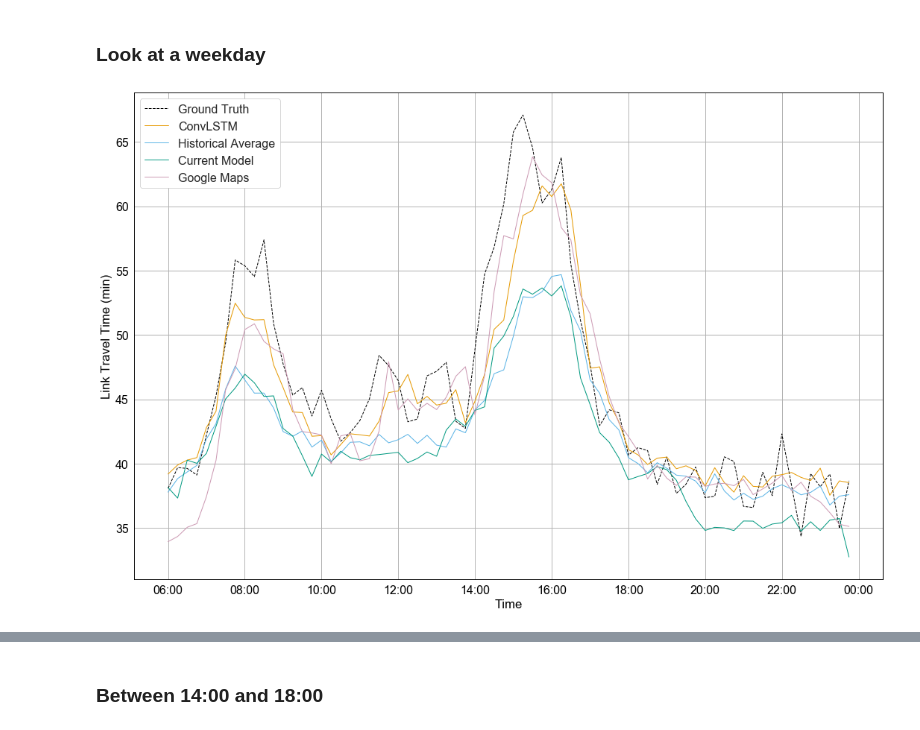
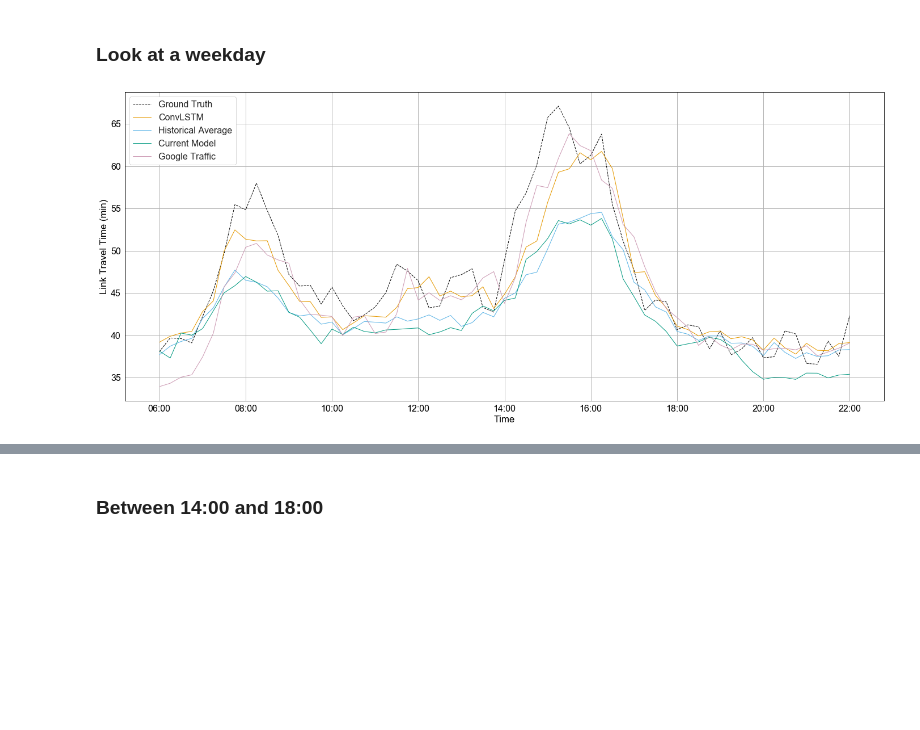
Before and after one commit to niklascp/bus-arrival-convlstm, a Jupyter notebook: jupyter/Comparison.ipynb, the cells around one changed output, grey strips where cells are left out. Drawn from its saved outputs; the diff is of its cells as text; code cells hidden in the pictures; blank space fills up the shorter version.

```diff
--- a/jupyter/Comparison.ipynb
+++ b/jupyter/Comparison.ipynb
@@ -88,7 +57,7 @@ print(n)
 # %%
-means, scales, low, upr = fit_scale(data)
+means, scales, low, upr = fit_scale(data_test)
 # %%
-ix, ts, rm_mean, rm_scale, w, k = transform(data, means, scales)
+ix, ts, rm_mean, rm_scale, w, k = transform(data_test, means, scales)
 # %%
 ts_true = pd.DataFrame(index = ix, data = ts * rm_scale + rm_mean, columns = k)
 # %%
@@ -105,10 +74,8 @@ ts_gmaps = pd.read_csv('../data/google/data_prepared.csv', index_col = 0, parse_
 # %% [markdown]
 ### Load and transform Historical Average
 # %%
-ha_data = prep_data('../data/4A_1_201705_201709.csv')
-ha_data = ha_data[(1 <= ha_data['LineDirectionLinkOrder']) & (ha_data['LineDirectionLinkOrder'] <= 32)]
-ha_means, ha_scales, ha_low, ha_upr = fit_scale(ha_data)
-ha_ix, _, ha_rm_mean, _, _, _ = transform(data, ha_means, ha_scales)
+ha_means, ha_scales, ha_low, ha_upr = fit_scale(data_train)
+ha_ix, _, ha_rm_mean, _, _, _ = transform(data_test, ha_means, ha_scales)
 ts_ha = pd.DataFrame(index = ix, data = ha_rm_mean, columns = k)
 # %% [markdown]
 ## Descriptive statistics
@@ -119,6 +86,7 @@ comp = pd.DataFrame(index = ix, data = ts_true.sum(axis = 1) / 60, columns = ['G
 comp['ConvLSTM'] = ts_convlstm.sum(axis = 1) / 60
 comp['Historical Average'] = ts_ha.sum(axis = 1) / 60
 comp['Current Model'] = ts_cm.sum(axis = 1) / 60
-comp['Google Maps'] = ts_gmaps.sum(axis = 1) / 60
+comp['Google Traffic'] = ts_gmaps.sum(axis = 1) / 60
 comp['Day'] = comp.index.strftime('%A')
-comp_ = comp.between_time('06:00', '23:45')
+comp_ = comp.between_time('06:00', '22:00')
+len(comp_)
@@ -155,26 +125,26 @@ comparison_matrix(comp_)
 # %% [markdown]
 ### Look at a weekday
 # %%
-comp_day = comp_[comp_['Day'] == 'Thursday'].between_time('06:00', '00:00')
-fig, ax = plt.subplots(figsize = (18, 12))
+comp_day = comp_[comp_['Day'] == 'Thursday']
+fig, ax = plt.subplots(figsize = (24, 10))
 a, = plt.plot(comp_day['Ground Truth'], label = 'Ground Truth', color = 'C0', linewidth = 1, linestyle = '--')
 b, = plt.plot(comp_day['ConvLSTM'], label = 'ConvLSTM', color = 'C1', linewidth = 1, linestyle = '-')
 b, = plt.plot(comp_day['Historical Average'], label = 'Historical Average', color = 'C2', linewidth = 1, linestyle = '-')
 c, = plt.plot(comp_day['Current Model'], label = 'Current Model', color = 'C3', linewidth = 1, linestyle = '-')
-d, = plt.plot(comp_day['Google Maps'], label = 'Google Maps', color = 'C7', linewidth = 1, linestyle = '-')
+d, = plt.plot(comp_day['Google Traffic'], label = 'Google Traffic', color = 'C7', linewidth = 1, linestyle = '-')
 ax.legend(loc='upper left', )
 
 
 dt_ix = pd.date_range(min(comp_day.index), max(comp_day.index) + pd.to_timedelta('00:15:00'), freq = '2H')
-ax.set_xticks(dt_ix[dt_ix.indexer_between_time('06:00', '00:00')])
+ax.set_xticks(dt_ix[dt_ix.indexer_between_time('06:00', '22:00')])
 xfmt = md.DateFormatter('%H:%M')
 ax.xaxis.set_major_formatter(xfmt)
 ax.set_xlabel('Time')
 ax.set_ylabel('Link Travel Time (min)')
 
 plt.savefig('../paper/plots/comparison_day.pdf', bbox_inches='tight')
 # %% [output]
-[figure, old version]
+[figure, new version]
 # %%
 comparison_matrix(comp_day)
 # %% [output]
```
Also changed, not shown: parts of 13 cells of this notebook, 6 other files.
